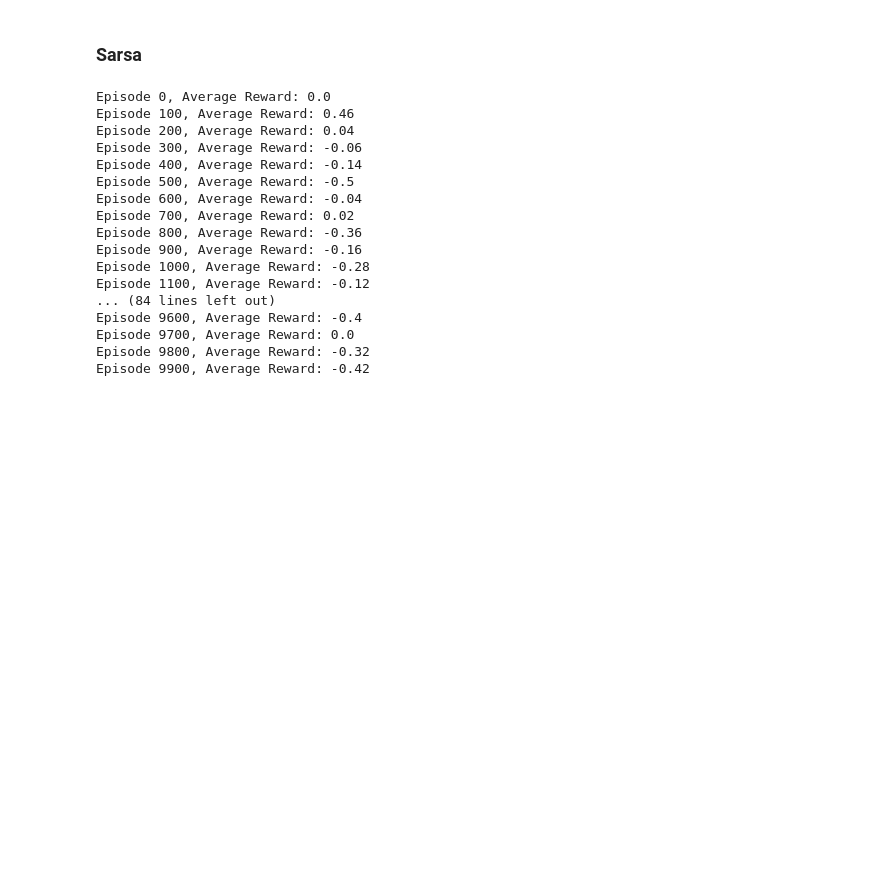
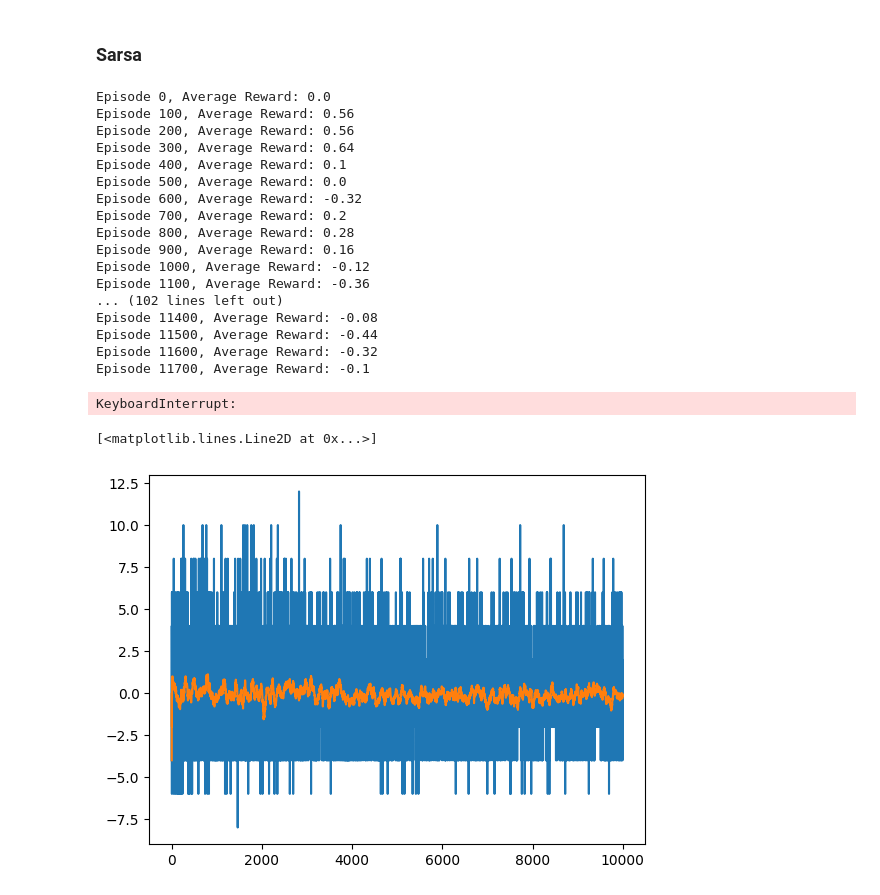
Before and after one commit to s-guiry/tetris-RL, a Jupyter notebook: main.ipynb, the cells around one changed output. Drawn from its saved outputs; the diff is of its cells as text; code cells hidden in the pictures; blank space fills up the shorter version.

```diff
--- a/main.ipynb
+++ b/main.ipynb
@@ -154,25 +177,43 @@ rewards = RewardsMapping(
 env = gym.make("tetris_gymnasium/Tetris", render_mode="human", rewards_mapping=rewards)
 agent = SARSA(env, alpha=0.1, epsilon=0.1, gamma=0.99, timeout=1000)
 
-agent.train(num_episodes=10000)
+reward_records = agent.train(num_episodes=100000)
 
 env.close()
 cv2.destroyAllWindows()
 # %% [output]
 Episode 0, Average Reward: 0.0
-Episode 100, Average Reward: 0.46
-Episode 200, Average Reward: 0.04
-Episode 300, Average Reward: -0.06
-Episode 400, Average Reward: -0.14
-Episode 500, Average Reward: -0.5
-Episode 600, Average Reward: -0.04
-Episode 700, Average Reward: 0.02
-Episode 800, Average Reward: -0.36
-Episode 900, Average Reward: -0.16
-Episode 1000, Average Reward: -0.28
-Episode 1100, Average Reward: -0.12
-... (84 lines left out)
-Episode 9600, Average Reward: -0.4
-Episode 9700, Average Reward: 0.0
-Episode 9800, Average Reward: -0.32
-Episode 9900, Average Reward: -0.42
+Episode 100, Average Reward: 0.56
+Episode 200, Average Reward: 0.56
+Episode 300, Average Reward: 0.64
+Episode 400, Average Reward: 0.1
+Episode 500, Average Reward: 0.0
+Episode 600, Average Reward: -0.32
+Episode 700, Average Reward: 0.2
+Episode 800, Average Reward: 0.28
+Episode 900, Average Reward: 0.16
+Episode 1000, Average Reward: -0.12
+Episode 1100, Average Reward: -0.36
+... (102 lines left out)
+Episode 11400, Average Reward: -0.08
+Episode 11500, Average Reward: -0.44
+Episode 11600, Average Reward: -0.32
+Episode 11700, Average Reward: -0.1
+KeyboardInterrupt:
+# %%
+# FROM CS5180 EXERCISE 7
+
+# Generate recent 50 interval average
+average_reward = []
+for idx in range(len(reward_records)):
+    avg_list = np.empty(shape=(1,), dtype=int)
+    if idx < 50:
+        avg_list = reward_records[:idx+1]
+    else:
+        avg_list = reward_records[idx-49:idx+1]
+    average_reward.append(np.average(avg_list))
+plt.plot(reward_records)
+plt.plot(average_reward)
+# %% [output]
+[<matplotlib.lines.Line2D at 0x...>]
+[figure, added]
```
Also changed, not shown: parts of 2 cells of this notebook.
